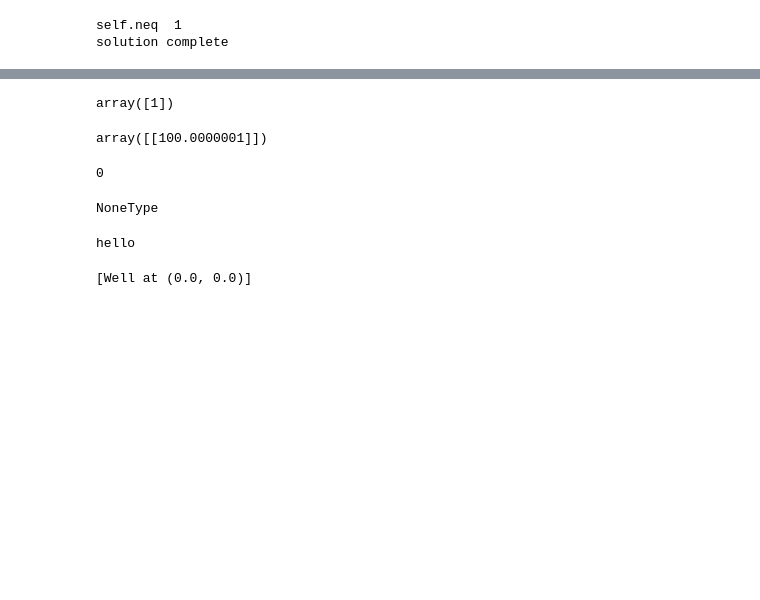
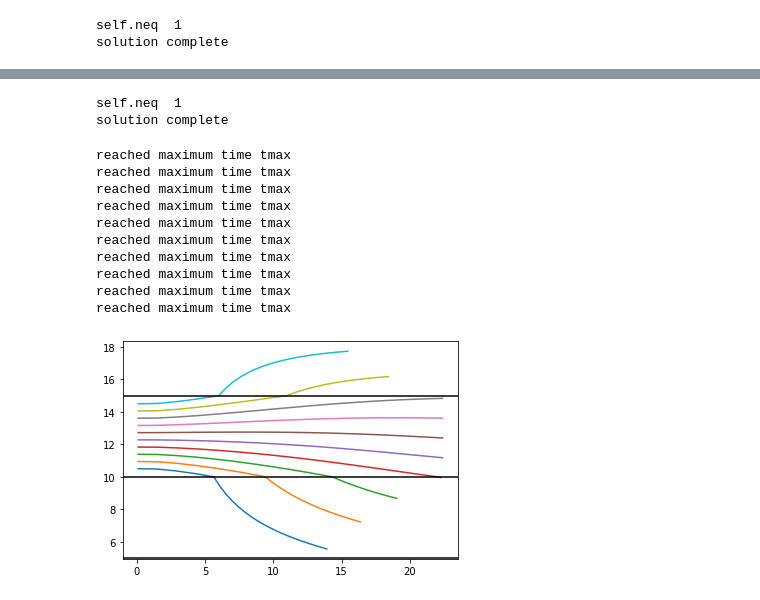
Before and after one commit to mbakker7/ttim, a Jupyter notebook: notebooks/pathline_trace.ipynb, the cells around one changed output, grey strips where cells are left out. Saved outputs shown, nothing was run; the diff lists cells and outputs as text; code cells hidden in the pictures; blank space fills up the shorter version.

```diff
--- a/notebooks/pathline_trace.ipynb
+++ b/notebooks/pathline_trace.ipynb
@@ -199,25 +181,36 @@ array([[ 6.        ,  6.        ,  9.9       ,  1.        ],
-# %%
-w.layers
-# %% [output]
-array([1])
-# %%
-w.discharge(5)
-# %% [output]
-array([[100.0000001]])
-# %%
-np.where(w.layers==1)[0][0]
-# %% [output]
-0
-# %%
-type(w.label)
-# %% [output]
-NoneType
-# %%
-if not w.label:
-    print('hello')
-# %% [output]
-hello
-# %%
-ml.elementlist
-# %% [output]
-[Well at (0.0, 0.0)]
+# %%
+Q = 100
+npor = 0.3
+k = 10
+H = 10
+Hstar = 2
+c = 1000
+T = k * H
+Ss = 1e-4
+S = Ss * H
+ml = Model3D(kaq=10, z=[20, 15, 10, 5, 0], tmin=1, tmax=10000)
+w = Well(ml, xw=0, yw=0, tsandQ=[(0, -Q)], layers=1, rw=0.1)
+ml.solve()
+# %% [output]
+self.neq  1
+solution complete
+# %%
+zstart = np.linspace(10.5, 14.5, 10)
+for zs in zstart:
+    timtrace = timtraceline(ml, 0.1, 0.1, zs, tstart=1, delt=5, tmax=100, nstepmax=40, hstepmax=2)
+    xyzt = timtrace['trace']
+    plt.plot(xyzt[:, 0], xyzt[:, 2])
+for y in [5, 10, 15]:
+    plt.axhline(y, color='k')
+# %% [output]
+reached maximum time tmax
+reached maximum time tmax
+reached maximum time tmax
+reached maximum time tmax
+reached maximum time tmax
+reached maximum time tmax
+reached maximum time tmax
+reached maximum time tmax
+reached maximum time tmax
+reached maximum time tmax
+[figure, added]
```
Also changed, not shown: parts of 13 cells of this notebook, 2 other files.
